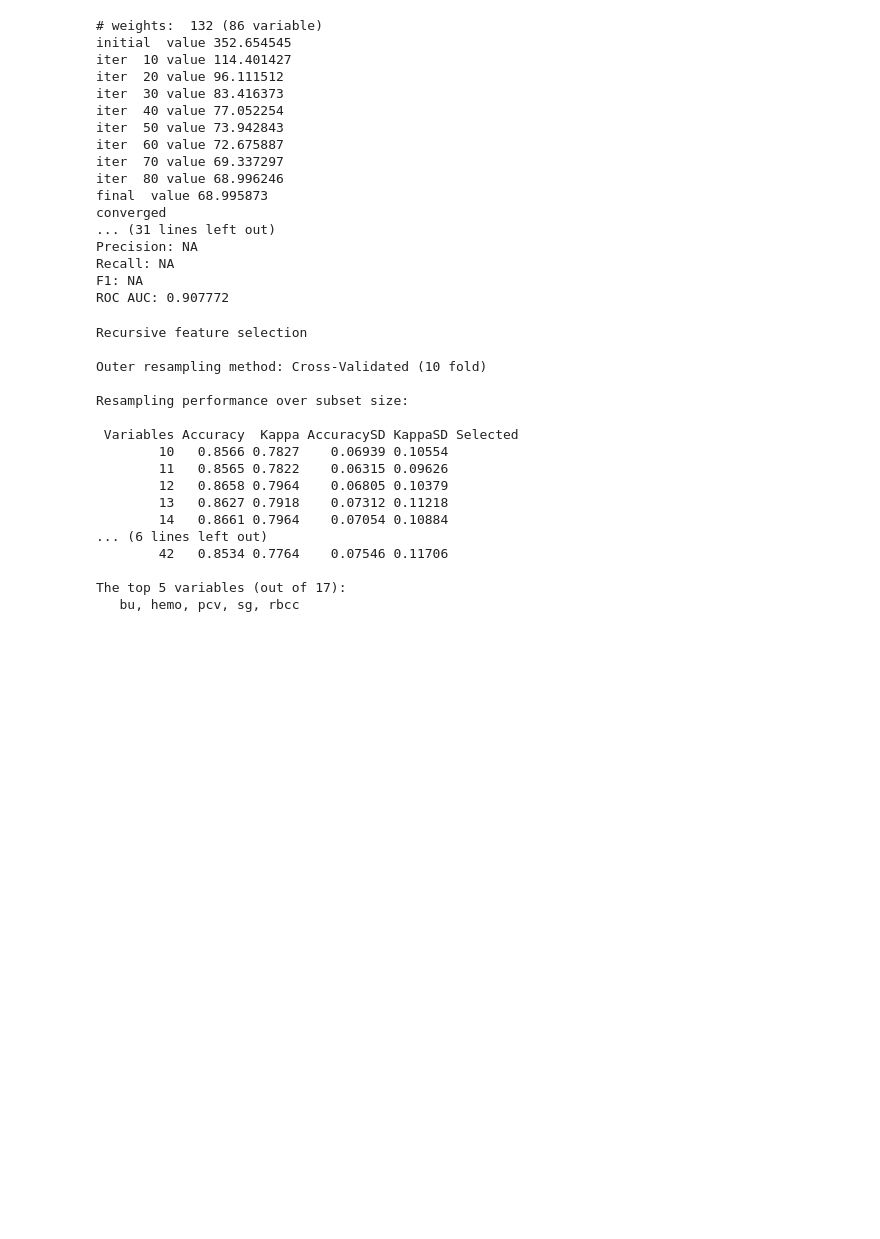
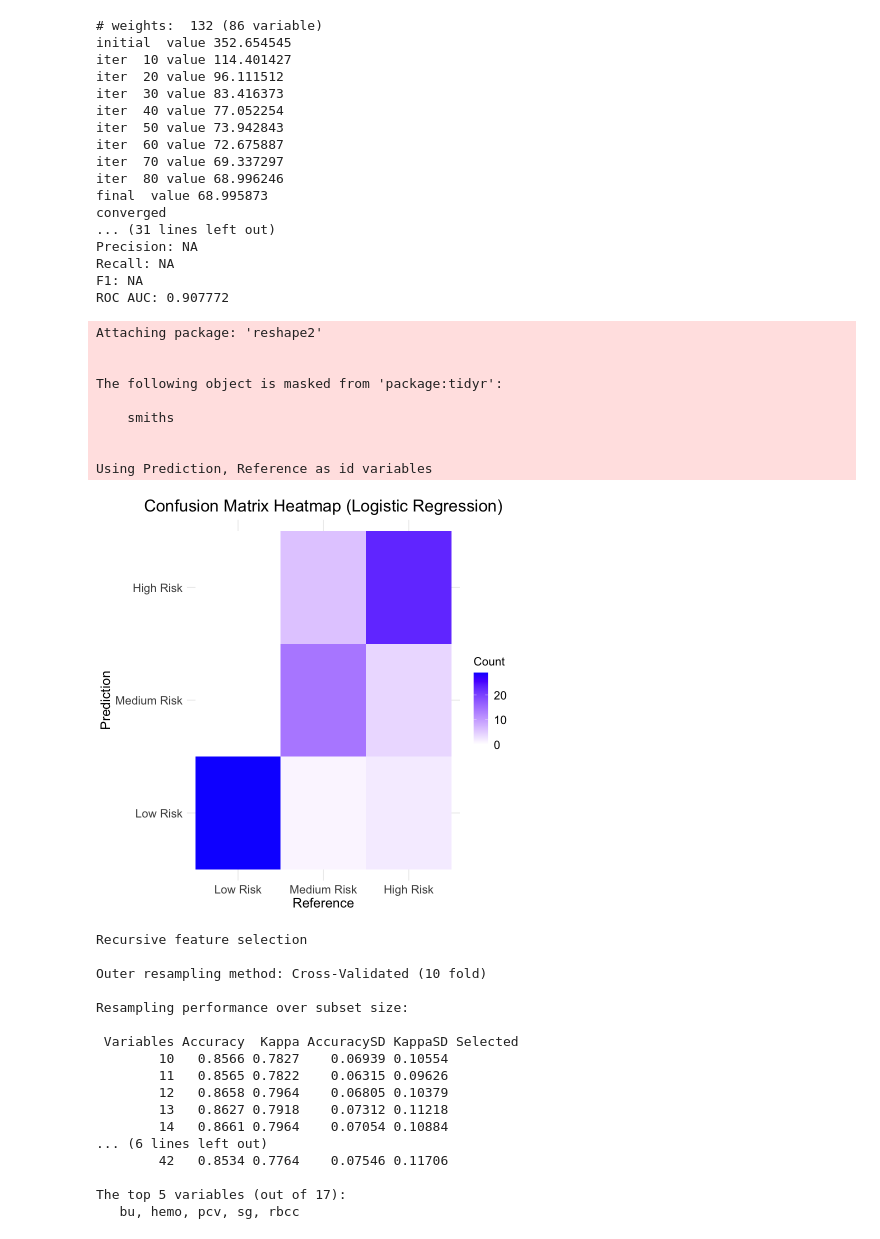
Before and after one commit to Naomi-Yamaguchi1/5300-Group-Project, a Jupyter notebook: mutl_class_model.ipynb, the cells around one changed output. Cells and saved outputs as stored; diff of their text form; code cells hidden in the pictures; blank space fills up the shorter version.

```diff
--- a/mutl_class_model.ipynb
+++ b/mutl_class_model.ipynb
@@ -203,6 +203,65 @@ Precision: NA
 Recall: NA
 F1: NA
 ROC AUC: 0.907772
+# %%
+library(ggplot2)     # for plotting
+library(reshape2) # for melting the data frame
+
+# create a function to draw the confusion matrix heatmap
+draw_confusion_matrix_heatmap <- function(conf_matrix, title = '') {
+  # Convert the confusion matrix into a 'table' format and then melt it
+  conf_matrix_table <- as.data.frame(conf_matrix$table)
+
+  # convert reference and prediction columns to factors
+  conf_matrix_table$Reference <- factor(
+    conf_matrix_table$Reference,
+    levels = 0:2,
+    labels = c("Low Risk", "Medium Risk", "High Risk"),
+  )
+  conf_matrix_table$Prediction <- factor(
+    conf_matrix_table$Prediction,
+    levels = 0:2,
+    labels = c("Low Risk", "Medium Risk", "High Risk"),
+  )
+  melted_conf_matrix <- melt(
+    conf_matrix_table,
+    varnames = c("Reference", "Prediction"),
+  )
+
+  # Plotting the heatmap and make the axis labels bit more readable
+  ggplot(melted_conf_matrix, aes(x = Reference, y = Prediction, fill = value)) +
+    geom_tile() + # This creates the heatmap tiles
+    scale_fill_gradient(
+      low = "white", high = "#1500ff"
+    ) + # Color gradient from white to red
+    labs(
+      fill = "Count", title = sprintf(
+        "Confusion Matrix Heatmap (%s)", title)
+    ) + # Labeling
+    theme_minimal() + # Minimal theme
+    theme(
+      axis.text.x = element_text(size = 14),
+      axis.text.y = element_text(size = 14),
+      axis.title = element_text(size = 16),
+      plot.title = element_text(size = 20, hjust = 0.5),
+      legend.text = element_text(size = 14),
+      legend.title = element_text(size = 14)
+    ) # Rotate x-axis labels for better readability
+}
+
+# Draw the confusion matrix heatmap
+draw_confusion_matrix_heatmap(conf_matrix, 'Logistic Regression')
+# %% [output]
+Attaching package: 'reshape2'
+
+
+The following object is masked from 'package:tidyr':
+
+    smiths
+
+
+Using Prediction, Reference as id variables
+[figure, added]
 # %%
 # Setting up control using caret's rfe function
 control <- rfeControl(
```
Also changed, not shown: parts of 8 cells of this notebook, 3 other files.
